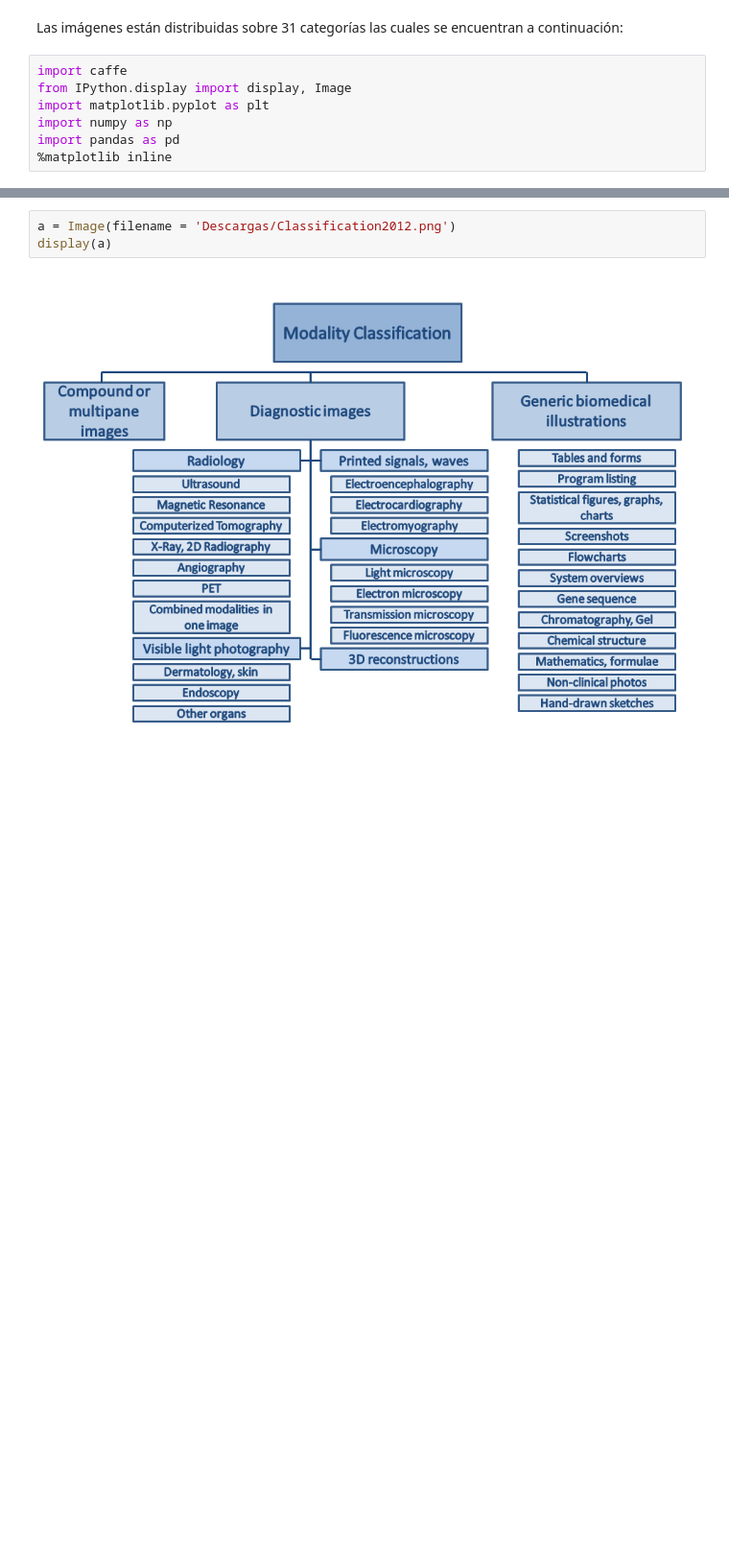
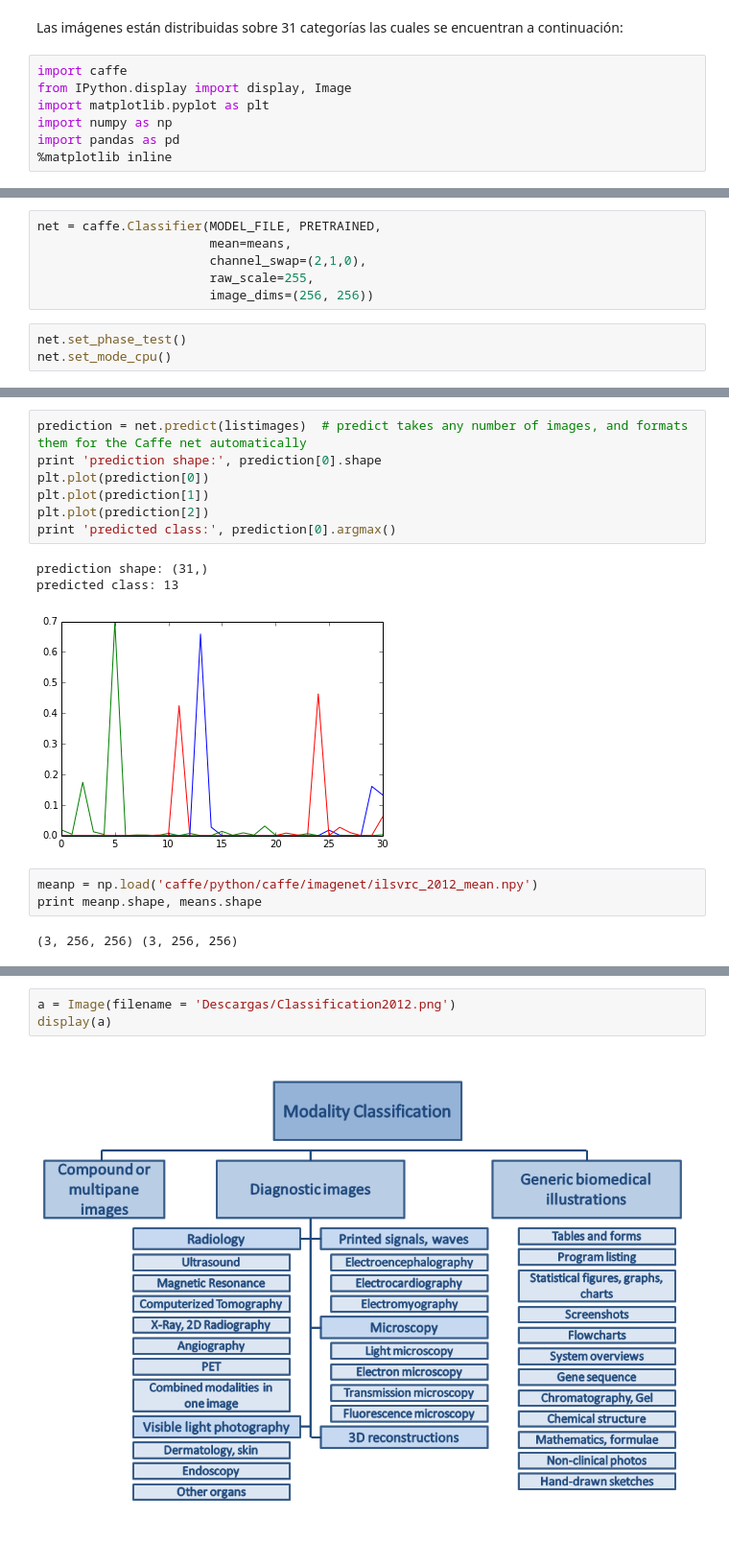
Before and after one commit to inulinux12/Imageclef-med-experimentation, a Jupyter notebook: Modality Classification.ipynb, the cells around one changed output, grey strips where cells are left out. Shown: that part at 96% size. Drawn from its saved outputs; the diff is of its cells as text; blank space fills up the shorter version.

Commit message:
Ya se pueden hacer predicciones con el wrapper de Python

```diff
--- a/Modality Classification.ipynb
+++ b/Modality Classification.ipynb
@@ -13,0 +29,9 @@ import pandas as pd
+# %%
+net = caffe.Classifier(MODEL_FILE, PRETRAINED,
+                       mean=means,
+                       channel_swap=(2,1,0),
+                       raw_scale=255,
+                       image_dims=(256, 256))
+# %%
+net.set_phase_test()
+net.set_mode_cpu()
@@ -13,0 +48,16 @@ import pandas as pd
+# %%
+prediction = net.predict(listimages)  # predict takes any number of images, and formats them for the Caffe net automatically
+print 'prediction shape:', prediction[0].shape
+plt.plot(prediction[0])
+plt.plot(prediction[1])
+plt.plot(prediction[2])
+print 'predicted class:', prediction[0].argmax()
+# %% [output]
+prediction shape: (31,)
+predicted class: 13
+[figure, added]
+# %%
+meanp = np.load('caffe/python/caffe/imagenet/ilsvrc_2012_mean.npy')
+print meanp.shape, means.shape
+# %% [output]
+(3, 256, 256) (3, 256, 256)
```
Also changed, not shown: parts of 10 cells of this notebook.
